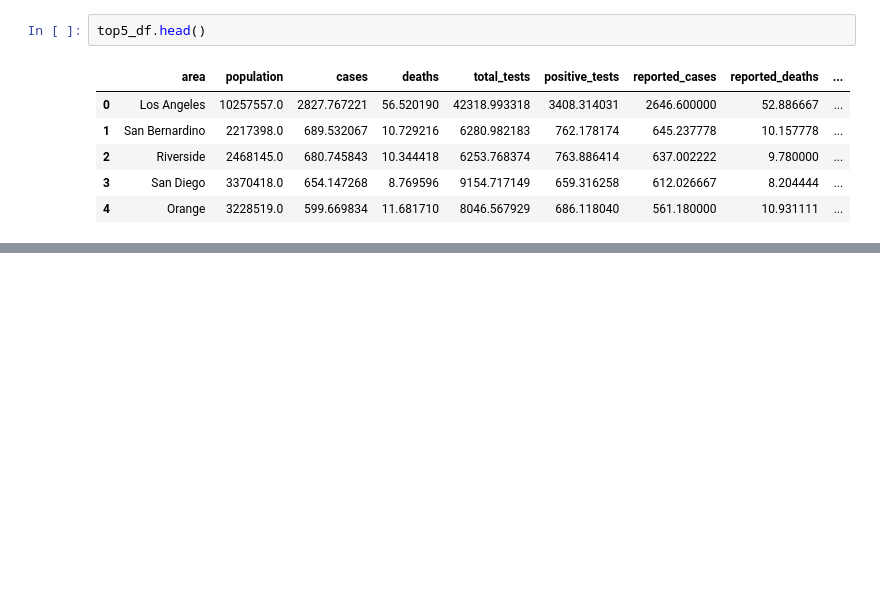
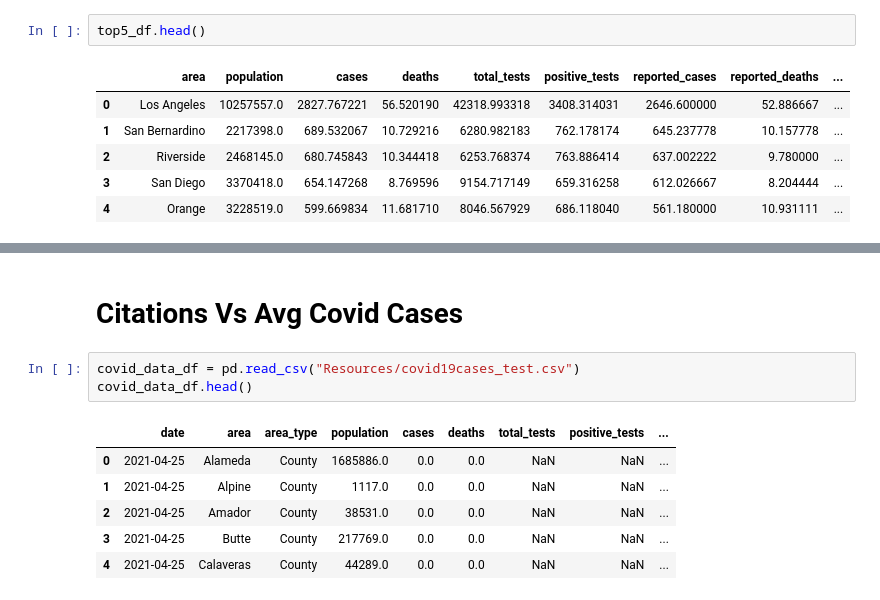
Before and after one commit to JAlvarado23A/covid_and_rest_survival, a Jupyter notebook: JA_Restaurants .ipynb, the cells around one changed output, grey strips where cells are left out. Drawn from its saved outputs; the diff is of its cells as text; blank space fills up the shorter version.

```diff
--- a/JA_Restaurants .ipynb
+++ b/JA_Restaurants .ipynb
@@ -92,0 +103,12 @@ rest_LA.head(20)
+# %% [markdown]
+<h1>Citations Vs Avg Covid Cases </h1>
+# %%
+covid_data_df = pd.read_csv("Resources/covid19cases_test.csv")
+covid_data_df.head()
+# %% [output]
+|  | date | area | area_type | population | cases | deaths | total_tests | positive_tests | ... |
+| 0 | 2021-04-25 | Alameda | County | 1685886.0 | 0.0 | 0.0 | NaN | NaN | ... |
+| 1 | 2021-04-25 | Alpine | County | 1117.0 | 0.0 | 0.0 | NaN | NaN | ... |
+| 2 | 2021-04-25 | Amador | County | 38531.0 | 0.0 | 0.0 | NaN | NaN | ... |
+| 3 | 2021-04-25 | Butte | County | 217769.0 | 0.0 | 0.0 | NaN | NaN | ... |
+| 4 | 2021-04-25 | Calaveras | County | 44289.0 | 0.0 | 0.0 | NaN | NaN | ... |
```
Also changed, not shown: parts of 37 cells of this notebook, 1 other file.
